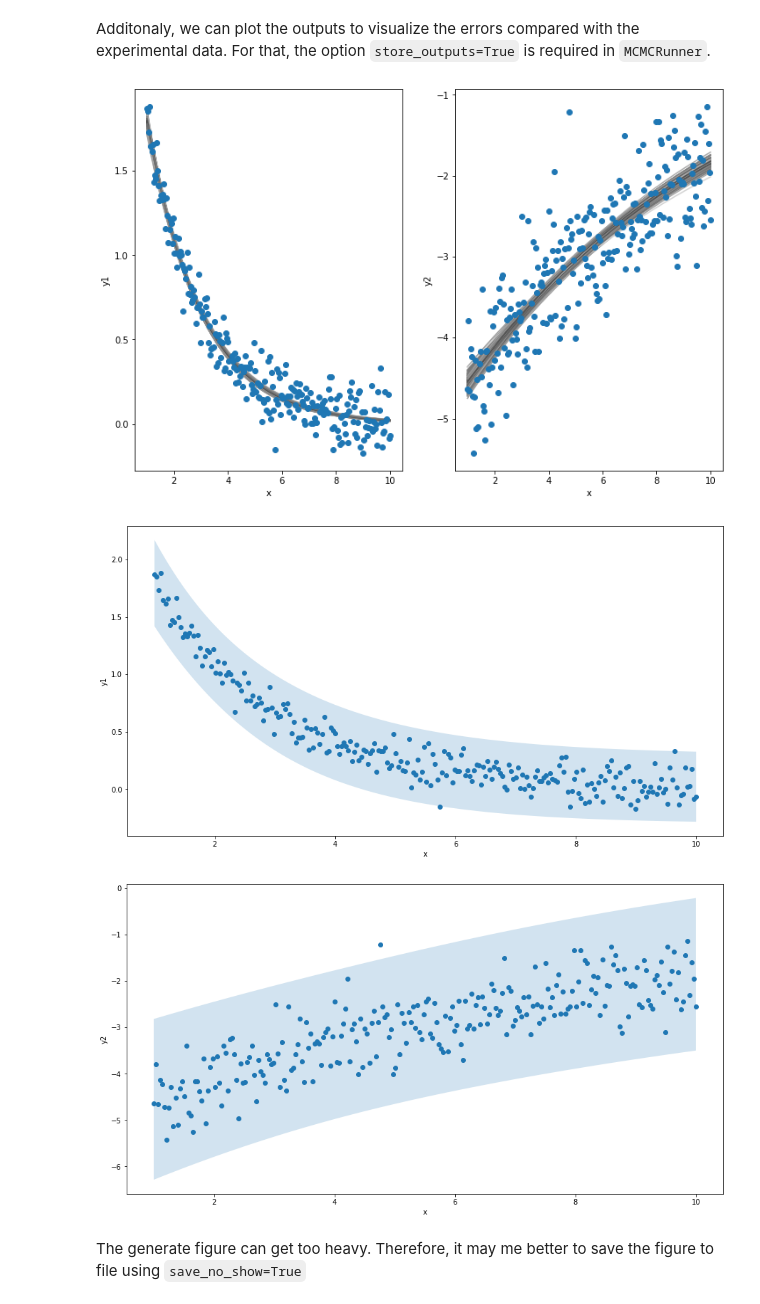
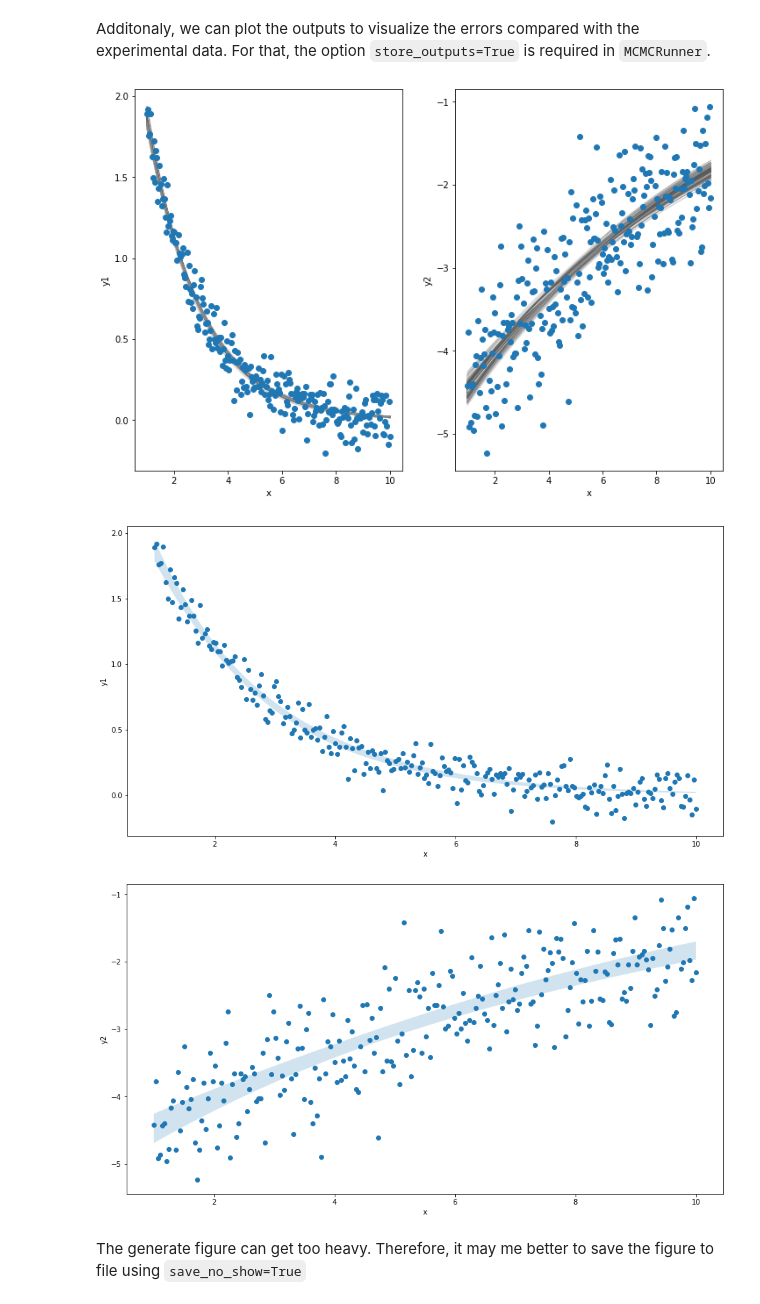
Before and after one commit to caiofcm/mcmcsim, a Jupyter notebook: samples/ConfidenceIntervalWithMCMC.ipynb, the cells around one changed output. Saved outputs shown, nothing was run; the diff lists cells and outputs as text; code cells hidden in the pictures.

```diff
--- a/samples/ConfidenceIntervalWithMCMC.ipynb
+++ b/samples/ConfidenceIntervalWithMCMC.ipynb
@@ -153,7 +177,7 @@ Final size: 100
 # %% [markdown]
 Note that there are not enough points. Therefore, we need to run more sampling.
 # %%
-runner.run_mcmc(load_backend=True, nsteps=500, progress=True)
+runner.run_mcmc(load_backend=True, nsteps=15000, progress=True)
 
-runner.plot_corner();
+runner.plot_corner(discard=2000, thin=5);
 # %% [output]
@@ -171,12 +193,12 @@ Additonaly, we can plot the outputs to visualize the errors compared with the ex
 # %%
 runner.plot_mcmc_outputs(thin=100, save_no_show=False);
 # %% [output]
-[figure, old version]
+[figure, new version]
 # %%
-runner.plot_predictions()
+runner.plot_predictions(plot_type='area', include_experimental_std=False)
 # %% [output]
-[figure, old version]
+[figure, new version]
-[figure, old version]
+[figure, new version]
 # %% [markdown]
 The generate figure can get too heavy. Therefore, it may me better to save the figure to file using `save_no_show=True`
 # %% [markdown]
```
Also changed, not shown: parts of 12 cells of this notebook, 2 other files.
